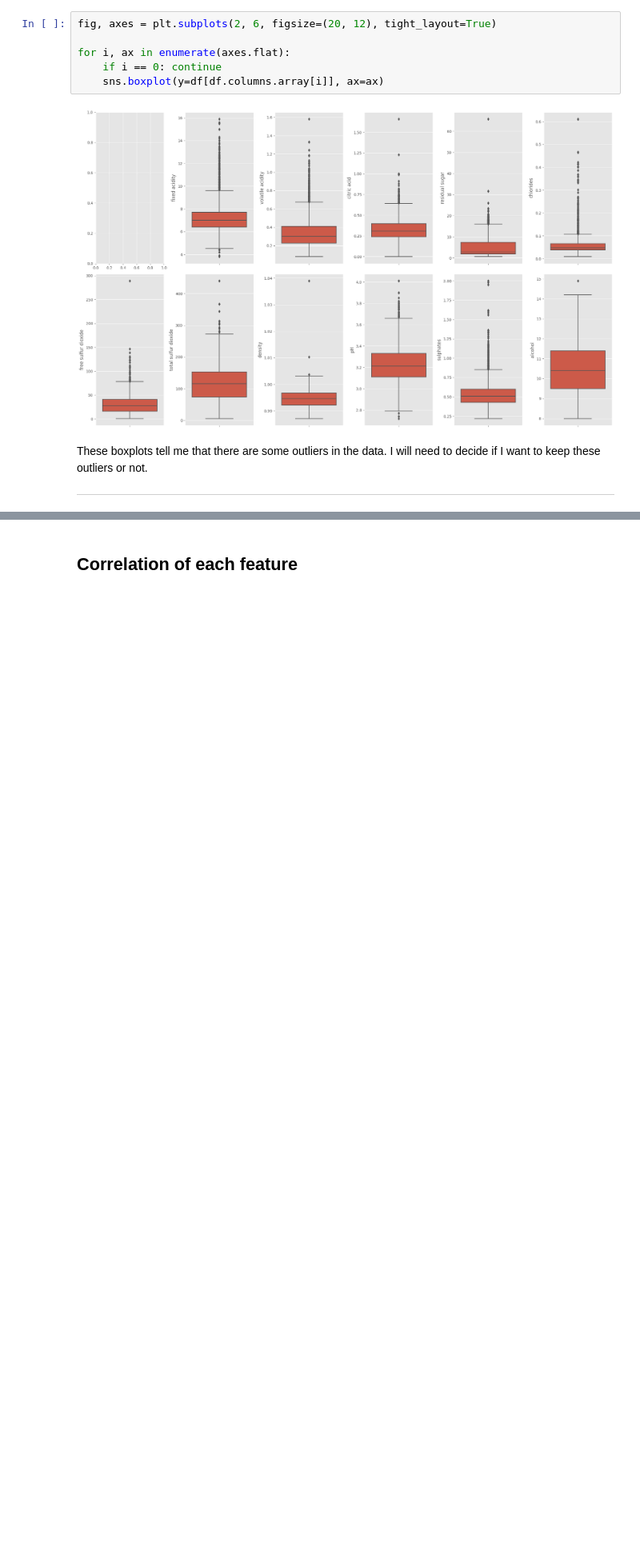
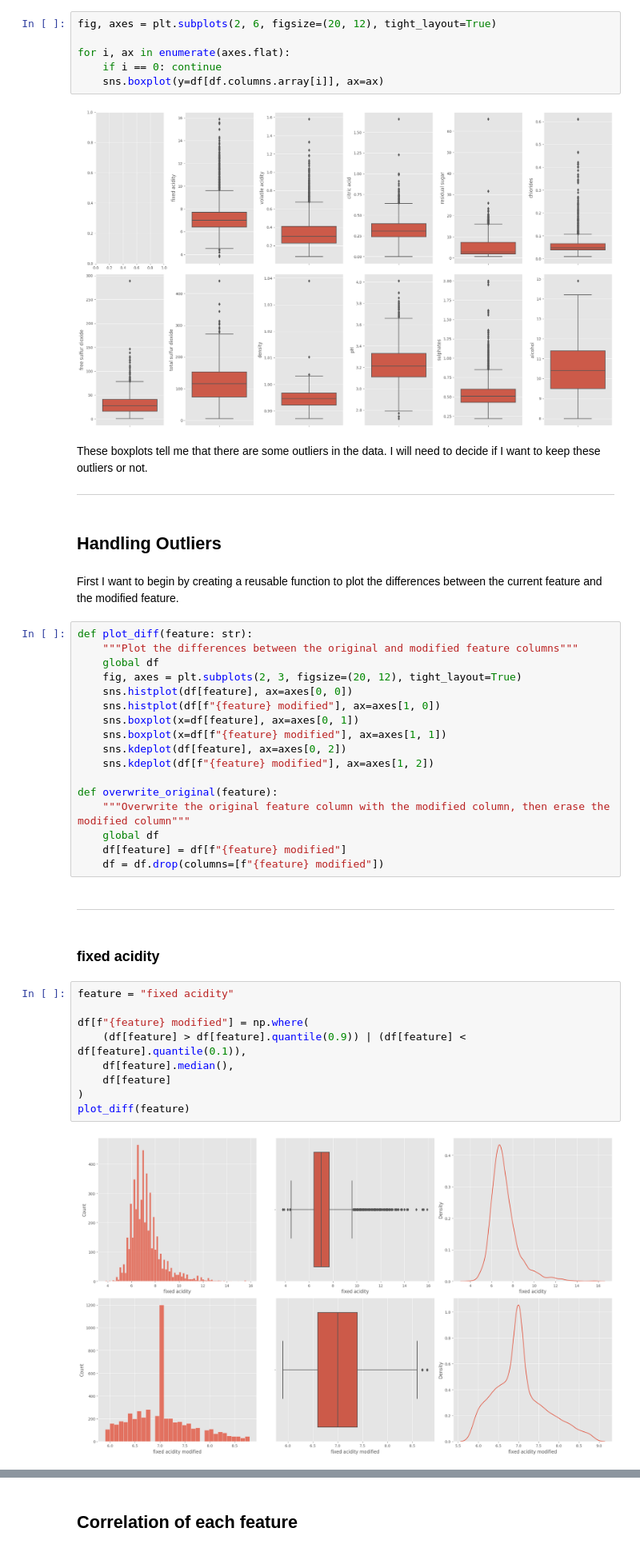
Before and after one commit to zS1L3NT/mldp, a Jupyter notebook: main.ipynb, the cells around one changed output, grey strips where cells are left out. Shown at 80% size. Cells and saved outputs as stored; diff of their text form; blank space fills up the shorter version.

```diff
--- a/main.ipynb
+++ b/main.ipynb
@@ -128,3 +131,39 @@ for i, ax in enumerate(axes.flat):
 These boxplots tell me that there are some outliers in the data. I will need to decide if I want to keep these outliers or not.
 
 <hr />
+# %% [markdown]
+## Handling Outliers
+# %% [markdown]
+First I want to begin by creating a reusable function to plot the differences between the current feature and the modified feature.
+# %%
+def plot_diff(feature: str):
+    """Plot the differences between the original and modified feature columns"""
+    global df
+    fig, axes = plt.subplots(2, 3, figsize=(20, 12), tight_layout=True)
+    sns.histplot(df[feature], ax=axes[0, 0])
+    sns.histplot(df[f"{feature} modified"], ax=axes[1, 0])
+    sns.boxplot(x=df[feature], ax=axes[0, 1])
+    sns.boxplot(x=df[f"{feature} modified"], ax=axes[1, 1])
+    sns.kdeplot(df[feature], ax=axes[0, 2])
+    sns.kdeplot(df[f"{feature} modified"], ax=axes[1, 2])
+
+def overwrite_original(feature):
+    """Overwrite the original feature column with the modified column, then erase the modified column"""
+    global df
+    df[feature] = df[f"{feature} modified"]
+    df = df.drop(columns=[f"{feature} modified"])
+# %% [markdown]
+<hr />
+# %% [markdown]
+### fixed acidity
+# %%
+feature = "fixed acidity"
+
+df[f"{feature} modified"] = np.where(
+    (df[feature] > df[feature].quantile(0.9)) | (df[feature] < df[feature].quantile(0.1)),
+    df[feature].median(),
+    df[feature]
+)
+plot_diff(feature)
+# %% [output]
+[figure, added]
```
Also changed, not shown: parts of 38 cells of this notebook.
